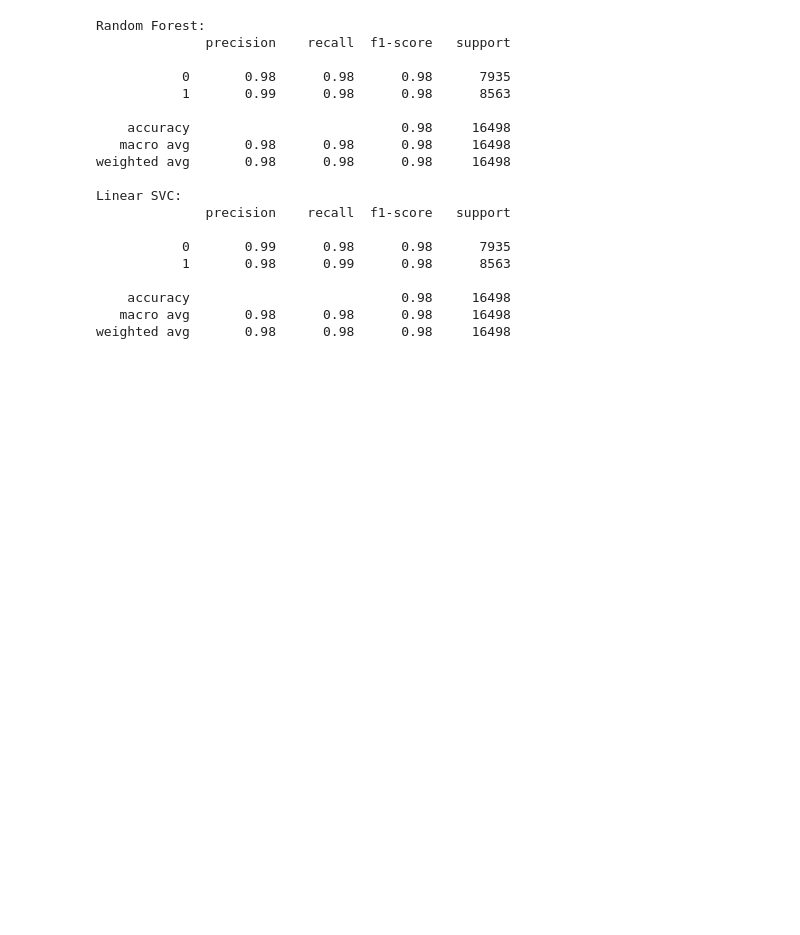
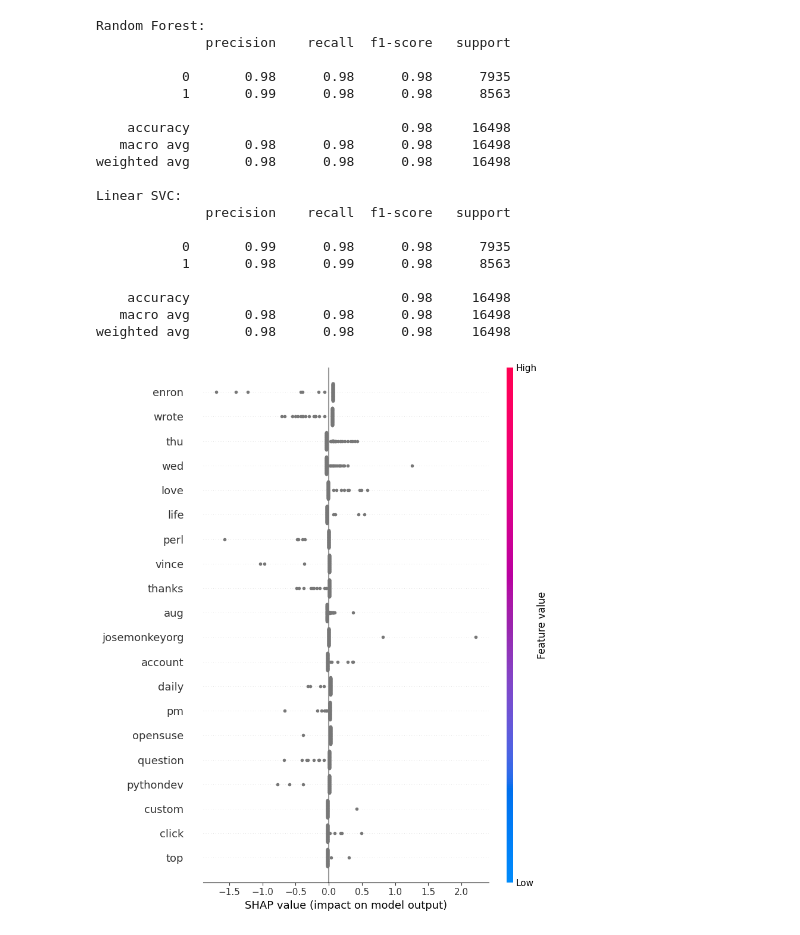
Before and after one commit to rmp7439/phishing-email-classifier, a Jupyter notebook: classifier.ipynb, the cells around one changed output. Drawn from its saved outputs; the diff is of its cells as text; code cells hidden in the pictures; blank space fills up the shorter version.

Commit message:
feat: explanability - SHAP summary plot and LIME feature explanation added

```diff
--- a/classifier.ipynb
+++ b/classifier.ipynb
@@ -225,3 +225,17 @@ Linear SVC:
     accuracy                           0.98     16498
    macro avg       0.98      0.98      0.98     16498
 weighted avg       0.98      0.98      0.98     16498
+# %%
+import shap
+import lime
+from lime.lime_text import LimeTextExplainer
+
+# SHAP - top words that trigger phishing flag
+explainer = shap.LinearExplainer(svc, X_train_tfidf_c, feature_perturbation="interventional")
+shap_values = explainer.shap_values(X_test_tfidf_c[:100])
+
+shap.summary_plot(shap_values, X_test_tfidf_c[:100],
+                  feature_names=vectorizer_c.get_feature_names_out(),
+                  show=True)
+# %% [output]
+[figure, added]
```
Also changed, not shown: parts of 2 cells of this notebook, 2 other files.
